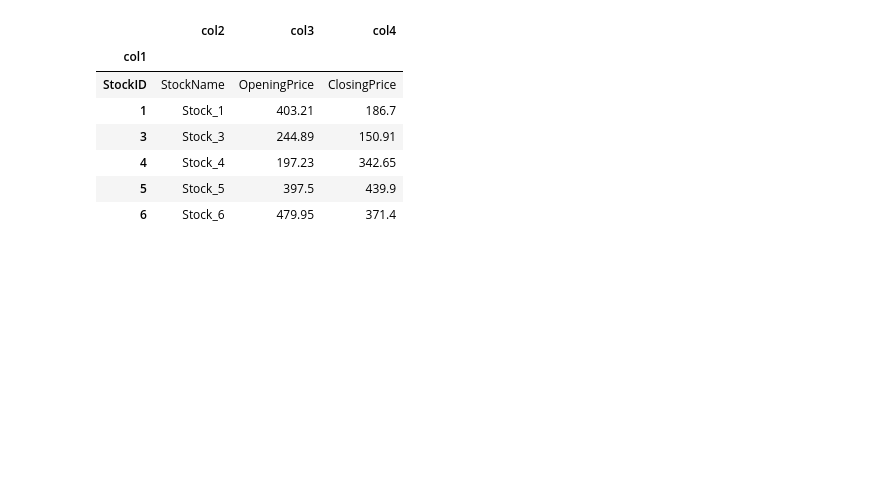
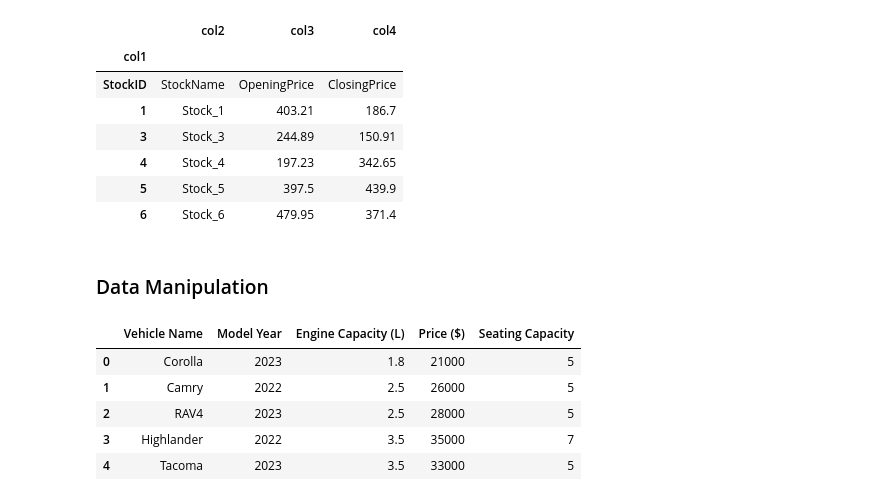
Before and after one commit to M-Hamza-Rao/Pandas-Practice, a Jupyter notebook: Pandas_Practice.ipynb, the cells around one changed output. Drawn from its saved outputs; the diff is of its cells as text; code cells hidden in the pictures; blank space fills up the shorter version.

Commit message:
Data Manipulation

```diff
--- a/Pandas_Practice.ipynb
+++ b/Pandas_Practice.ipynb
@@ -285,3 +285,15 @@ dfl2
 | 4 | Stock_4 | 197.23 | 342.65 |
 | 5 | Stock_5 | 397.5 | 439.9 |
 | 6 | Stock_6 | 479.95 | 371.4 |
+# %% [markdown]
+### Data Manipulation
+# %%
+toyota = pd.read_csv("Toyota.csv")
+toyota.head()
+# %% [output]
+|  | Vehicle Name | Model Year | Engine Capacity (L) | Price ($) | Seating Capacity |
+| 0 | Corolla | 2023 | 1.8 | 21000 | 5 |
+| 1 | Camry | 2022 | 2.5 | 26000 | 5 |
+| 2 | RAV4 | 2023 | 2.5 | 28000 | 5 |
+| 3 | Highlander | 2022 | 3.5 | 35000 | 7 |
+| 4 | Tacoma | 2023 | 3.5 | 33000 | 5 |
```
Also changed, not shown: parts of 4 cells of this notebook, 1 other file.
